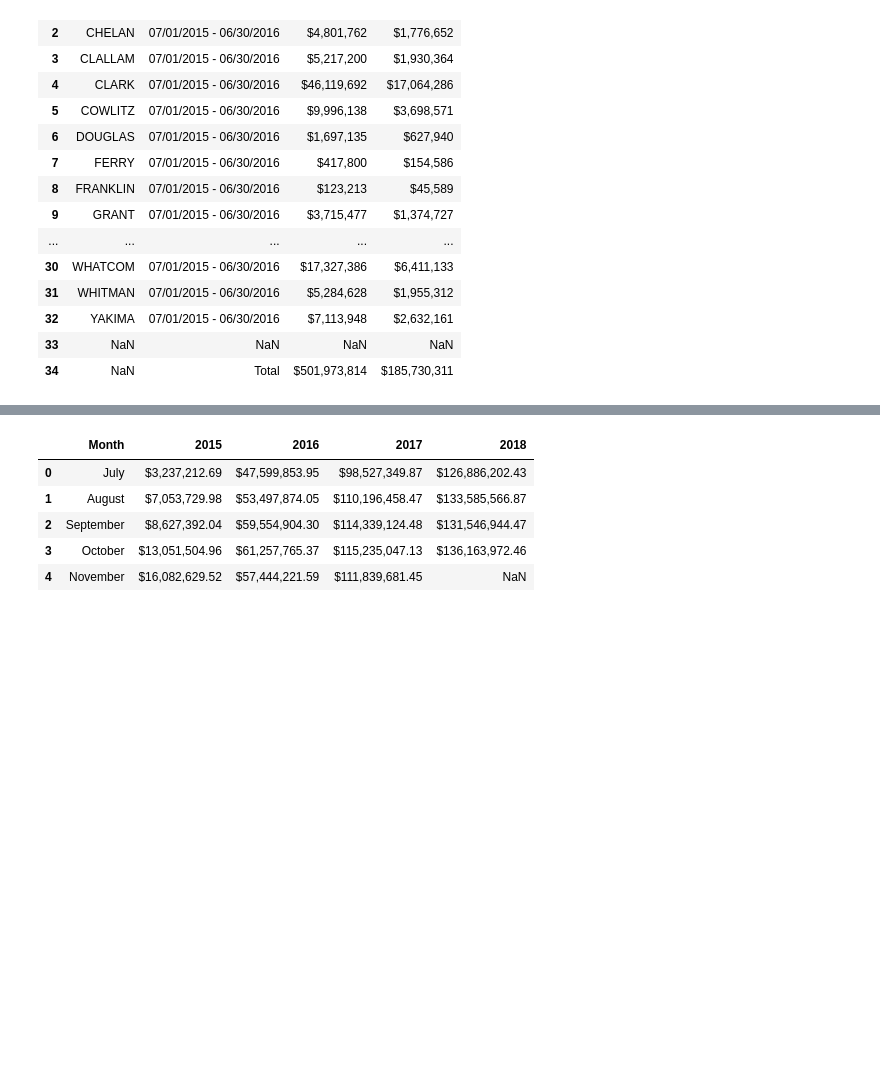
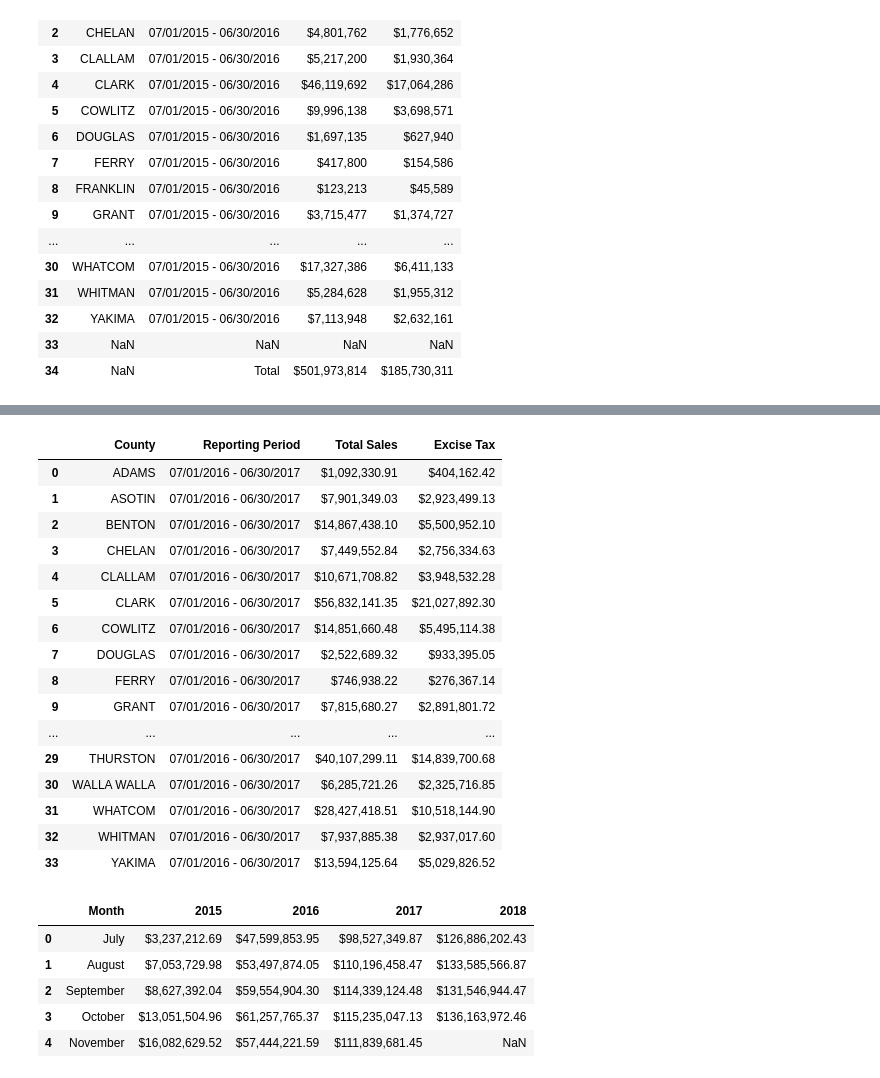
Before and after one commit to accacheung/MAKVL, a Jupyter notebook: Sales Data/WA_revenue.ipynb, the cells around one changed output, grey strips where cells are left out. Drawn from its saved outputs; the diff is of its cells as text; code cells hidden in the pictures; blank space fills up the shorter version.

```diff
--- a/Sales Data/WA_revenue.ipynb
+++ b/Sales Data/WA_revenue.ipynb
@@ -48,0 +72,21 @@ fy2016_df
+# %%
+cleanedfy2017=df = fy2017_df.dropna(how='any')
+cleanedfy2017
+# %% [output]
+|  | County | Reporting Period | Total Sales | Excise Tax |
+| 0 | ADAMS | 07/01/2016 - 06/30/2017 | $1,092,330.91 | $404,162.42 |
+| 1 | ASOTIN | 07/01/2016 - 06/30/2017 | $7,901,349.03 | $2,923,499.13 |
+| 2 | BENTON | 07/01/2016 - 06/30/2017 | $14,867,438.10 | $5,500,952.10 |
+| 3 | CHELAN | 07/01/2016 - 06/30/2017 | $7,449,552.84 | $2,756,334.63 |
+| 4 | CLALLAM | 07/01/2016 - 06/30/2017 | $10,671,708.82 | $3,948,532.28 |
+| 5 | CLARK | 07/01/2016 - 06/30/2017 | $56,832,141.35 | $21,027,892.30 |
+| 6 | COWLITZ | 07/01/2016 - 06/30/2017 | $14,851,660.48 | $5,495,114.38 |
+| 7 | DOUGLAS | 07/01/2016 - 06/30/2017 | $2,522,689.32 | $933,395.05 |
+| 8 | FERRY | 07/01/2016 - 06/30/2017 | $746,938.22 | $276,367.14 |
+| 9 | GRANT | 07/01/2016 - 06/30/2017 | $7,815,680.27 | $2,891,801.72 |
+| ... | ... | ... | ... | ... |
+| 29 | THURSTON | 07/01/2016 - 06/30/2017 | $40,107,299.11 | $14,839,700.68 |
+| 30 | WALLA WALLA | 07/01/2016 - 06/30/2017 | $6,285,721.26 | $2,325,716.85 |
+| 31 | WHATCOM | 07/01/2016 - 06/30/2017 | $28,427,418.51 | $10,518,144.90 |
+| 32 | WHITMAN | 07/01/2016 - 06/30/2017 | $7,937,885.38 | $2,937,017.60 |
+| 33 | YAKIMA | 07/01/2016 - 06/30/2017 | $13,594,125.64 | $5,029,826.52 |
```
Also changed, not shown: parts of 3 cells of this notebook, 2 other files.
